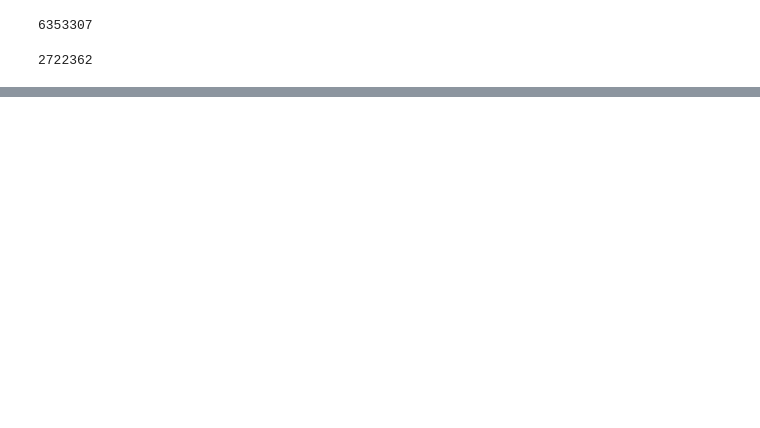
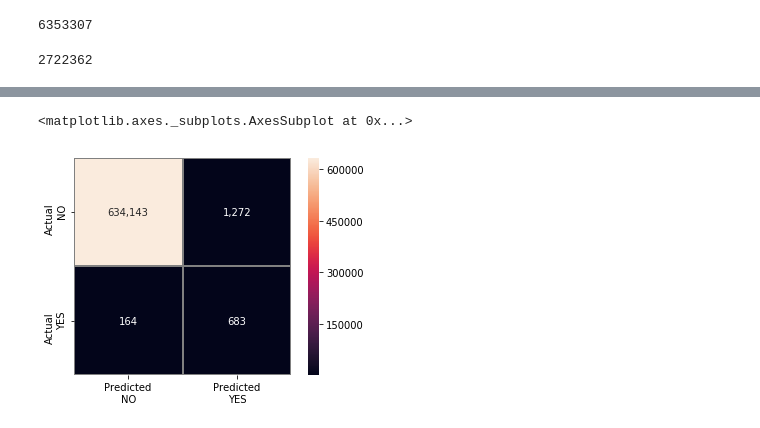
Before and after one commit to LambdaSchool/DS-Unit-2-Sprint-4-Model-Validation, a Jupyter notebook: module-2-validate-classification-problems/LS_DS_242_Validate_classification_problems_Assignment.ipynb, the cells around one changed output, grey strips where cells are left out. Saved outputs shown, nothing was run; the diff lists cells and outputs as text; code cells hidden in the pictures; blank space fills up the shorter version.

```diff
--- a/module-2-validate-classification-problems/LS_DS_242_Validate_classification_problems_Assignment.ipynb
+++ b/module-2-validate-classification-problems/LS_DS_242_Validate_classification_problems_Assignment.ipynb
@@ -58,0 +168,8 @@ def confision_viz(y_true, y_pred):
+# %%
+pipe = Pipeline([
+    ('encoder', ce.OneHotEncoder(use_cat_names=True)),
+    ('logreg',LogisticRegression(solver='lbfgs'))
+    ])
+
+pipe.fit(X_train,y_train)
+y_pred = pipe.predict(X_val)
@@ -58,0 +187,4 @@ def confision_viz(y_true, y_pred):
+# %%
+%%time
+confusion_viz(y_val, y_pred);
+# %% [output]
@@ -58,0 +193,2 @@ def confision_viz(y_true, y_pred):
+<matplotlib.axes._subplots.AxesSubplot at 0x...>
+[figure, added]
```
Also changed, not shown: parts of 34 cells of this notebook.
